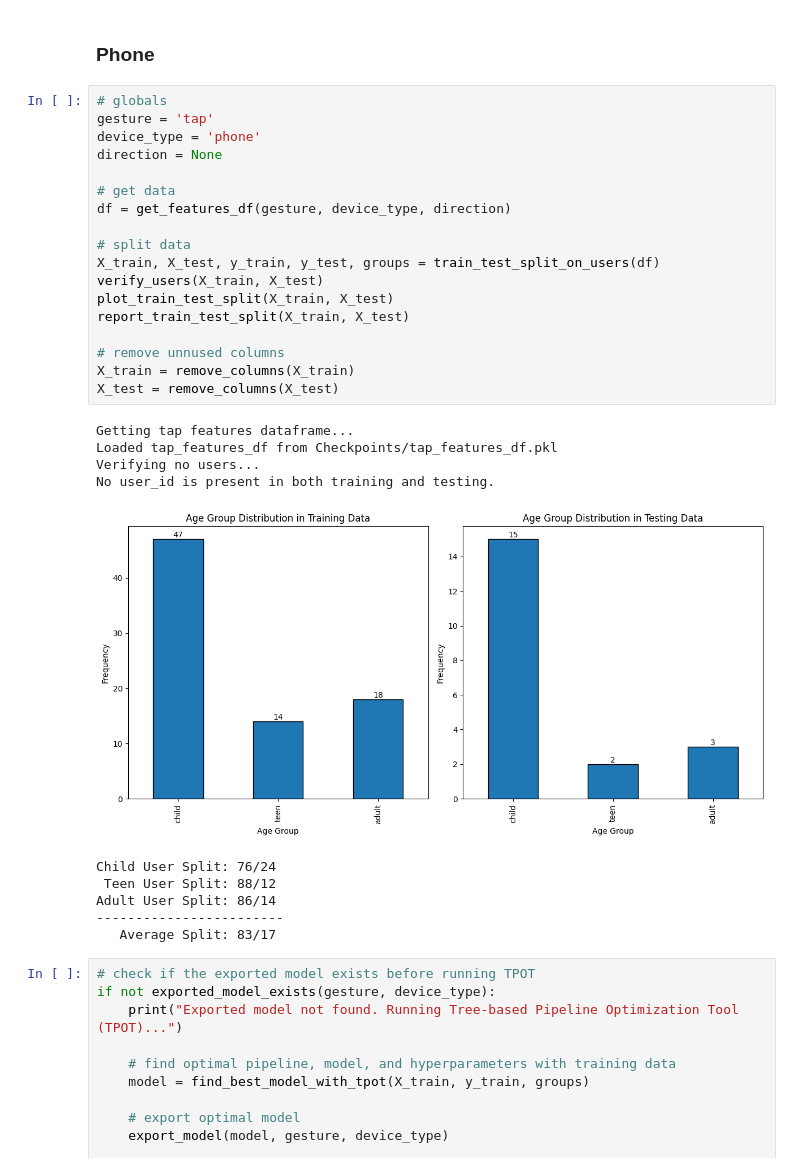
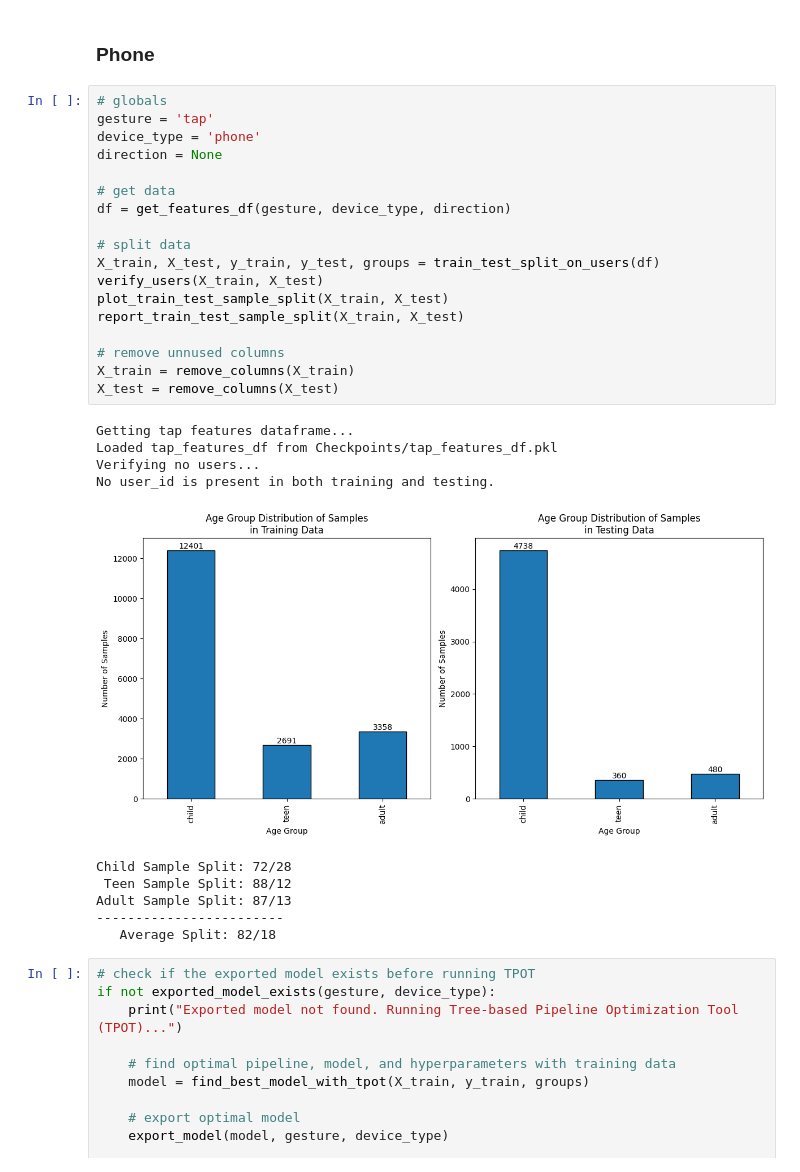
Before and after one commit to tbirms/ChildSafetyProject, a Jupyter notebook: Notebooks/age-group-classification-parallel-fusion.ipynb, the cells around one changed output. Cells and saved outputs as stored; diff of their text form.

```diff
--- a/Notebooks/age-group-classification-parallel-fusion.ipynb
+++ b/Notebooks/age-group-classification-parallel-fusion.ipynb
@@ -2762,32 +2824,32 @@ def show_classification_report(y_test, y_pred):
 # %%
 # globals
 gesture = 'tap'
 device_type = 'phone'
 direction = None
 
 # get data
 df = get_features_df(gesture, device_type, direction)
 
 # split data
 X_train, X_test, y_train, y_test, groups = train_test_split_on_users(df)
 verify_users(X_train, X_test)
-plot_train_test_split(X_train, X_test)
-report_train_test_split(X_train, X_test)
+plot_train_test_sample_split(X_train, X_test)
+report_train_test_sample_split(X_train, X_test)
 
 # remove unnused columns
 X_train = remove_columns(X_train)
 X_test = remove_columns(X_test)
 # %% [output]
 Getting tap features dataframe...
 Loaded tap_features_df from Checkpoints/tap_features_df.pkl
 Verifying no users...
 No user_id is present in both training and testing.
-[figure, old version]
+[figure, new version]
-Child User Split: 76/24
- Teen User Split: 88/12
-Adult User Split: 86/14
+Child Sample Split: 72/28
+ Teen Sample Split: 88/12
+Adult Sample Split: 87/13
 ------------------------
-   Average Split: 83/17
+   Average Split: 82/18
 # %%
 # check if the exported model exists before running TPOT
 if not exported_model_exists(gesture, device_type):
```
Also changed, not shown: parts of 14 cells of this notebook.
